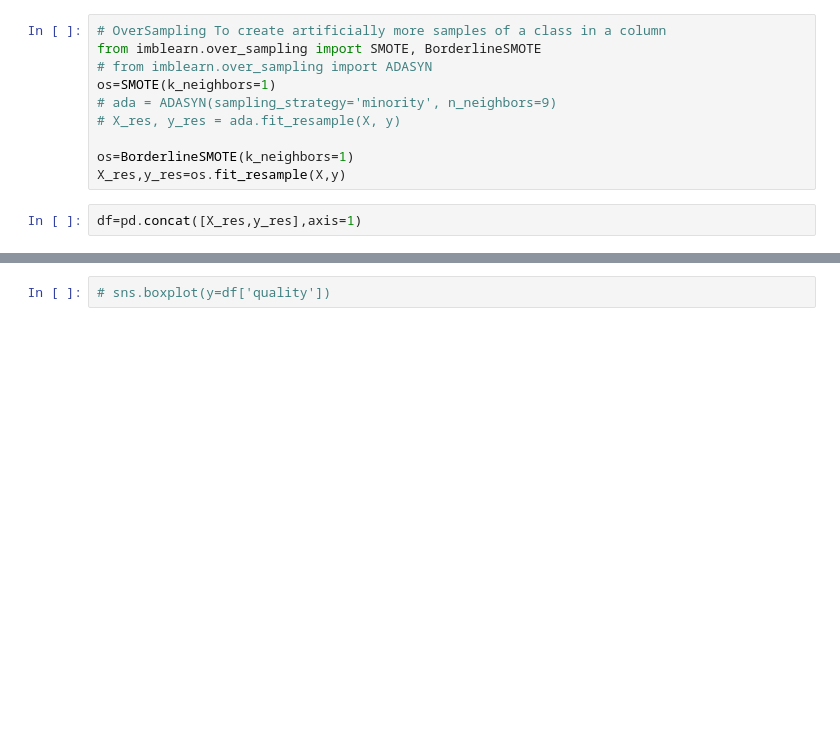
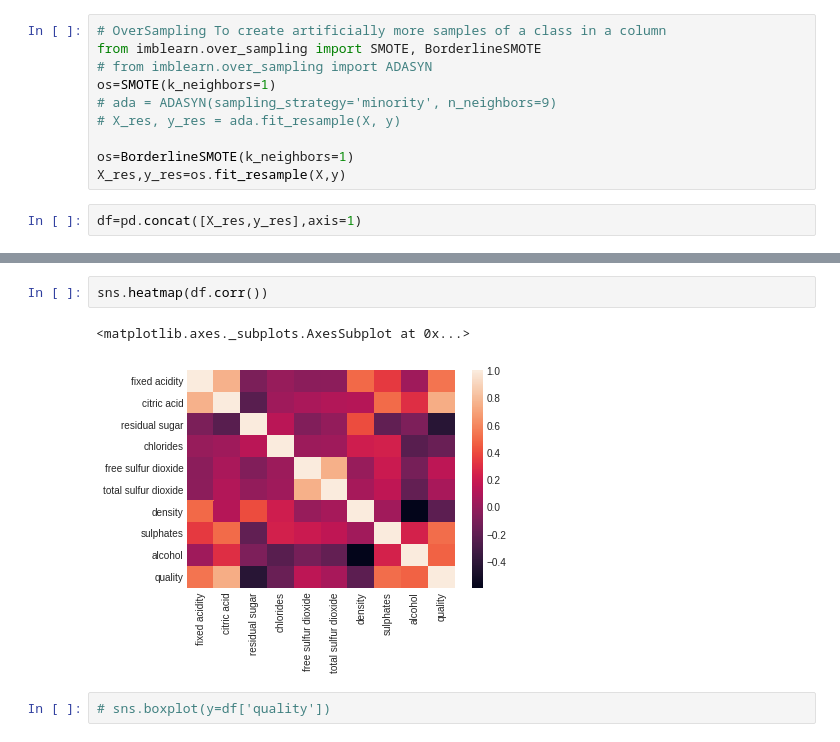
Before and after one commit to nnilayy/Classification-Notebook, a Jupyter notebook: Classifiers.ipynb, the cells around one changed output, grey strips where cells are left out. Drawn from its saved outputs; the diff is of its cells as text; blank space fills up the shorter version.

```diff
--- a/Classifiers.ipynb
+++ b/Classifiers.ipynb
@@ -49,3 +49,8 @@ df.head()
+# %%
+sns.heatmap(df.corr())
+# %% [output]
+<matplotlib.axes._subplots.AxesSubplot at 0x...>
+[figure, added]
 # %%
 # sns.boxplot(y=df['quality'])
 # %%
```
Also changed, not shown: parts of 7 cells of this notebook.
